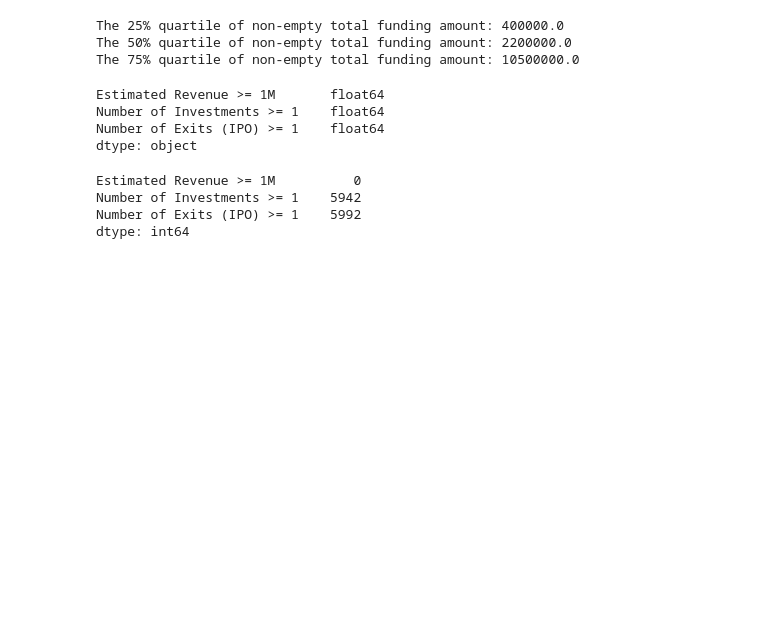
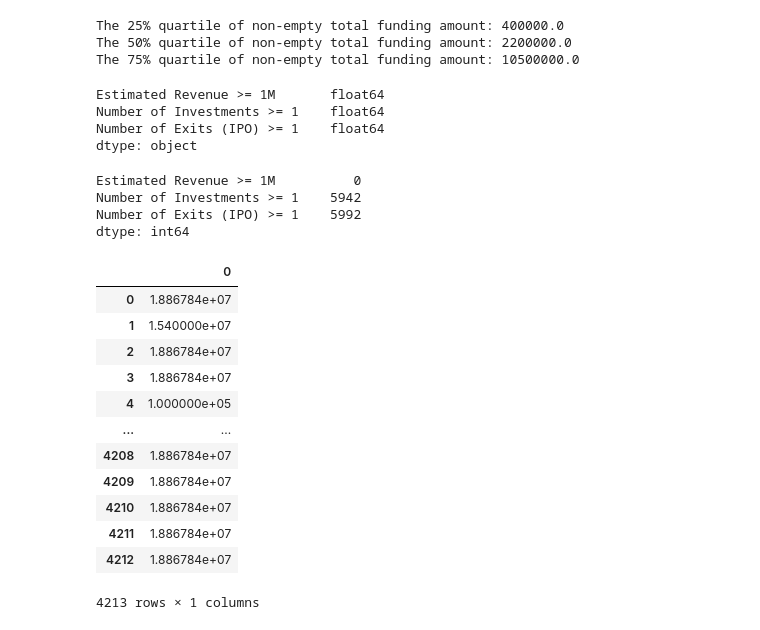
Before and after one commit to ShermeenV/Gender-Bias-in-Venture-Capital-Funding, a Jupyter notebook: Gender Bias VC Funding - Cleaning and Modeling.ipynb, the cells around one changed output. Drawn from its saved outputs; the diff is of its cells as text; code cells hidden in the pictures; blank space fills up the shorter version.

```diff
--- a/Gender Bias VC Funding - Cleaning and Modeling.ipynb
+++ b/Gender Bias VC Funding - Cleaning and Modeling.ipynb
@@ -248,8 +247,22 @@ y_test_imputed = pd.DataFrame(knn.fit_transform(y_test))
 # %%
 #X_train_imputed
 #X_test_imputed
-#y_train_imputed
+y_train_imputed
 #y_test_imputed
+# %% [output]
+|  | 0 |
+| 0 | 1.886784e+07 |
+| 1 | 1.540000e+07 |
+| 2 | 1.886784e+07 |
+| 3 | 1.886784e+07 |
+| 4 | 1.000000e+05 |
+| ... | ... |
+| 4208 | 1.886784e+07 |
+| 4209 | 1.886784e+07 |
+| 4210 | 1.886784e+07 |
+| 4211 | 1.886784e+07 |
+| 4212 | 1.886784e+07 |
+4213 rows × 1 columns
 # %%
 y_train_imputed = y_train_imputed[0]
 y_test_imputed = y_test_imputed[0]
```
Also changed, not shown: parts of 7 cells of this notebook.
